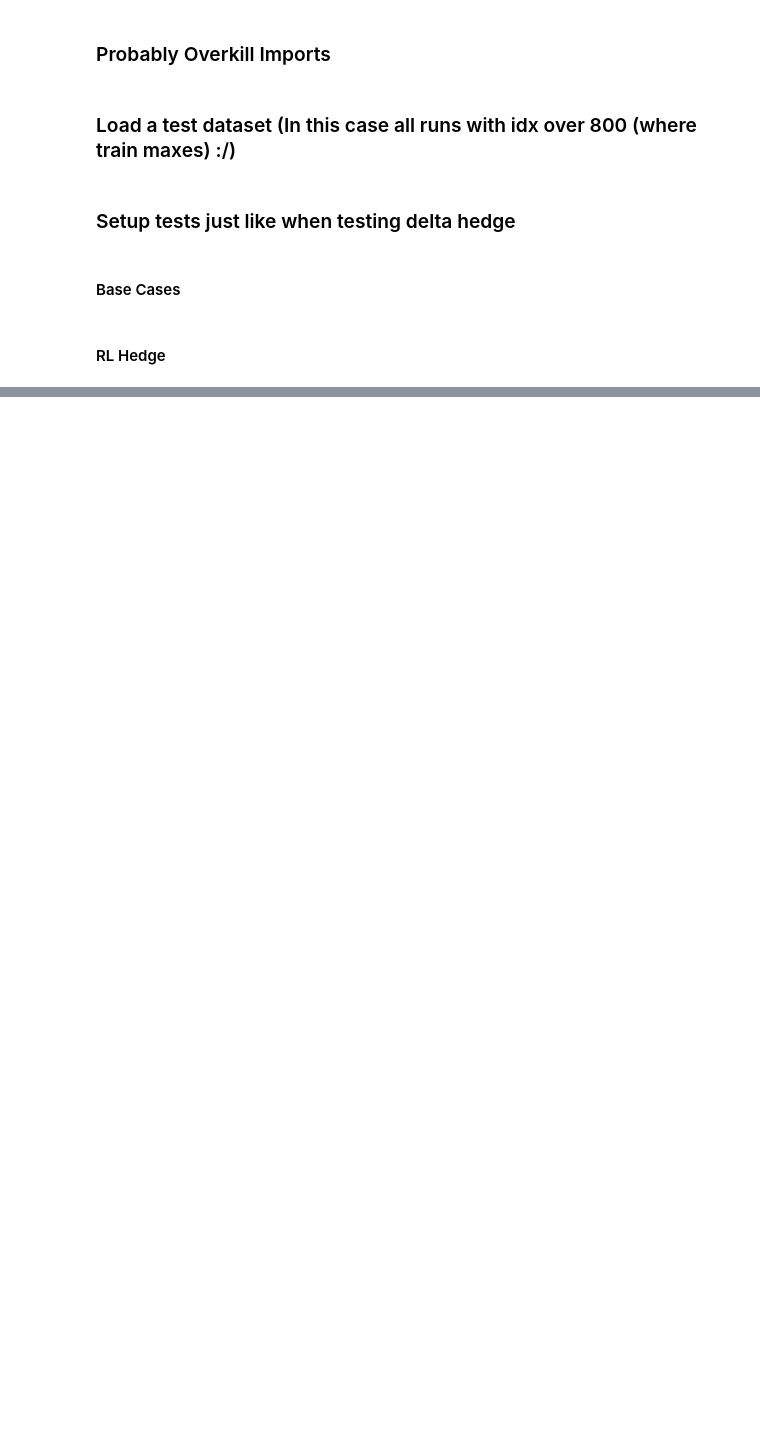
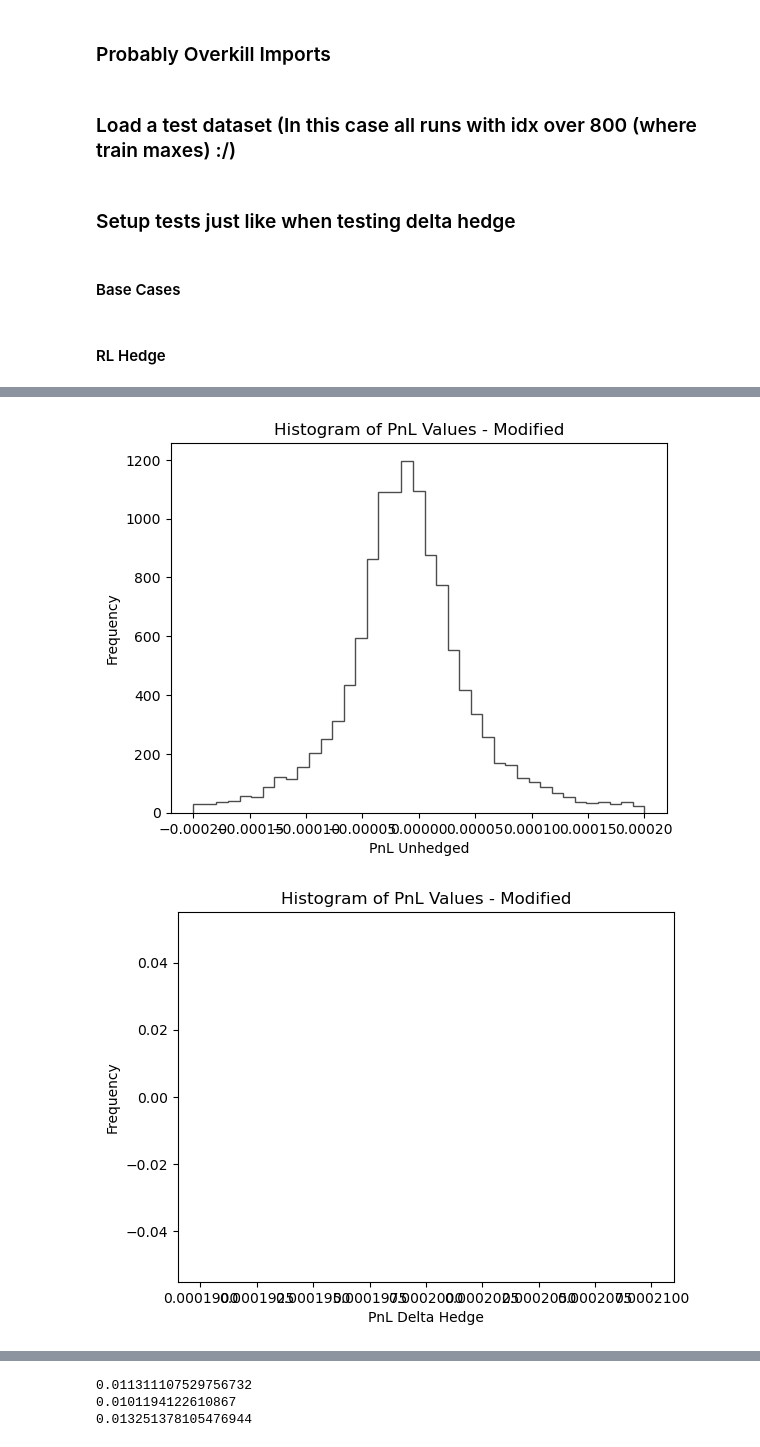
Before and after one commit to spelbella/cva_risk_management_thesis, a Jupyter notebook: PPO/testPPO.ipynb, the cells around one changed output, grey strips where cells are left out. Saved outputs shown, nothing was run; the diff lists cells and outputs as text; code cells hidden in the pictures; blank space fills up the shorter version.

Commit message:
ShowCommit

```diff
--- a/PPO/testPPO.ipynb
+++ b/PPO/testPPO.ipynb
@@ -185,0 +165,22 @@ plt.ylim((-2*1e-4,2*1e-4))
+# %%
+plt.hist([float(a) for b in pnl_without_hedge for a in b[0:251]], histtype='step', bins=np.linspace(-2e-4,2e-4,40), edgecolor='black', alpha=0.7)
+plt.xlabel("PnL Unhedged")
+plt.ylabel("Frequency")
+#plt.xlim(-2*1e-4, 0.0) #min(worst_5_percent_values)*2
+plt.title("Histogram of PnL Values - Modified")
+plt.show()
+plt.hist([float(a) for b in pnl_delta_hedge for a in b[0:251]], histtype='step', bins=np.linspace(2e-4,2e-4,40), edgecolor='black', alpha=0.7)
+plt.xlabel("PnL Delta Hedge")
+plt.ylabel("Frequency")
+#plt.xlim(-2*1e-4, 0.0) #min(worst_5_percent_values)*2
+plt.title("Histogram of PnL Values - Modified")
+plt.show()
+plt.hist([float(a) for b in pnl_RL_hedge for a in b[0:251]], histtype='step', bins=np.linspace(-2e-4,2e-4,40), edgecolor='black', alpha=0.7)
+plt.xlabel("PnL RL Hedge")
+plt.ylabel("Frequency")
+#plt.xlim(-2*1e-4, 0.0) #min(worst_5_percent_values)*2
+plt.title("Histogram of PnL Values - Modified")
+plt.show()
+# %% [output]
+[figure, added]
+[figure, added]
@@ -185,0 +188,9 @@ plt.ylim((-2*1e-4,2*1e-4))
+# %%
+score = lambda pnls: np.sum(np.pow(pnls,2))
+print(score(pnl_without_hedge))
+print(score(pnl_delta_hedge))
+print(score(pnl_RL_hedge))
+# %% [output]
+0.011311107529756732
+0.0101194122610867
+0.013251378105476944
```
Also changed, not shown: parts of 5 cells of this notebook, 11 other files.
